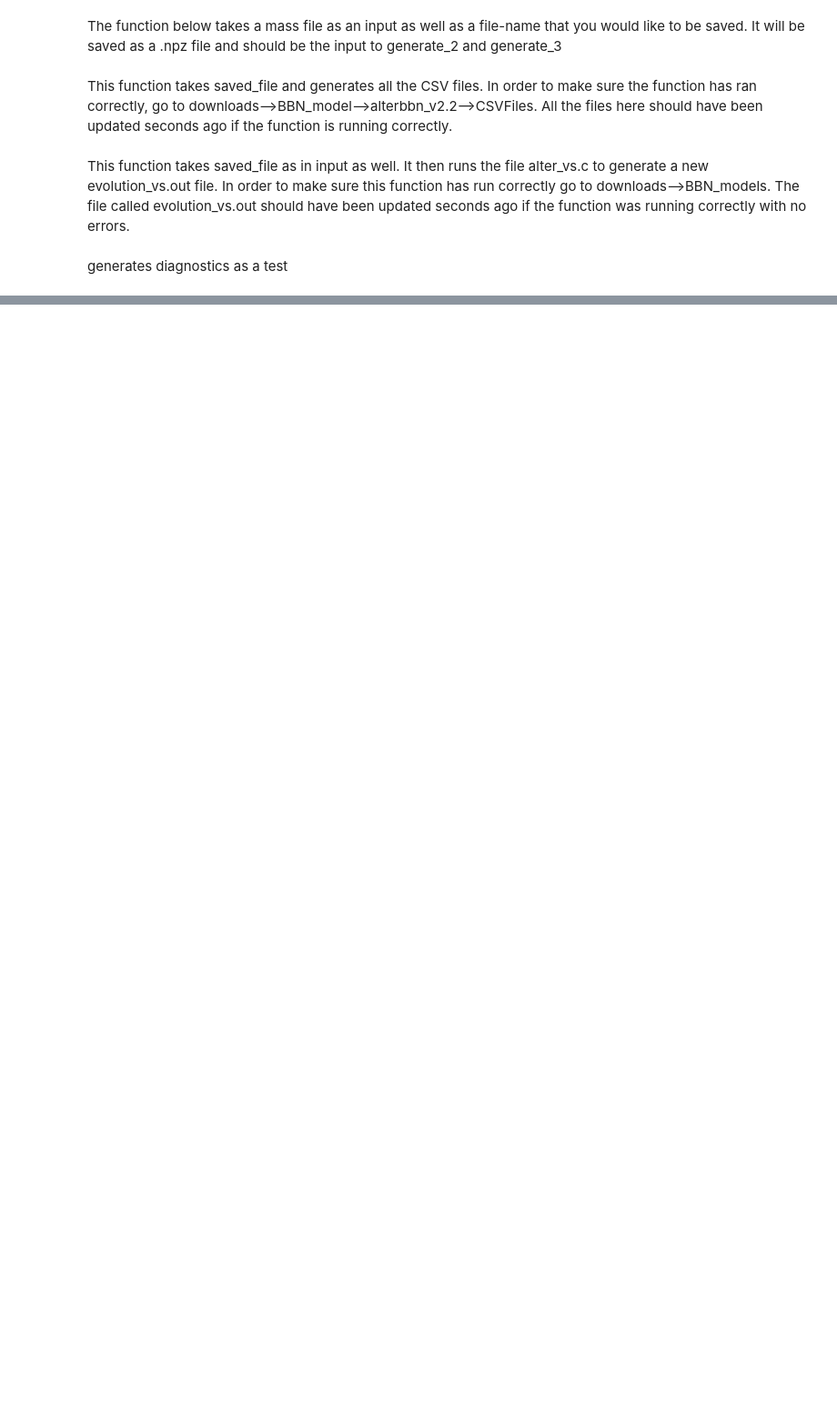
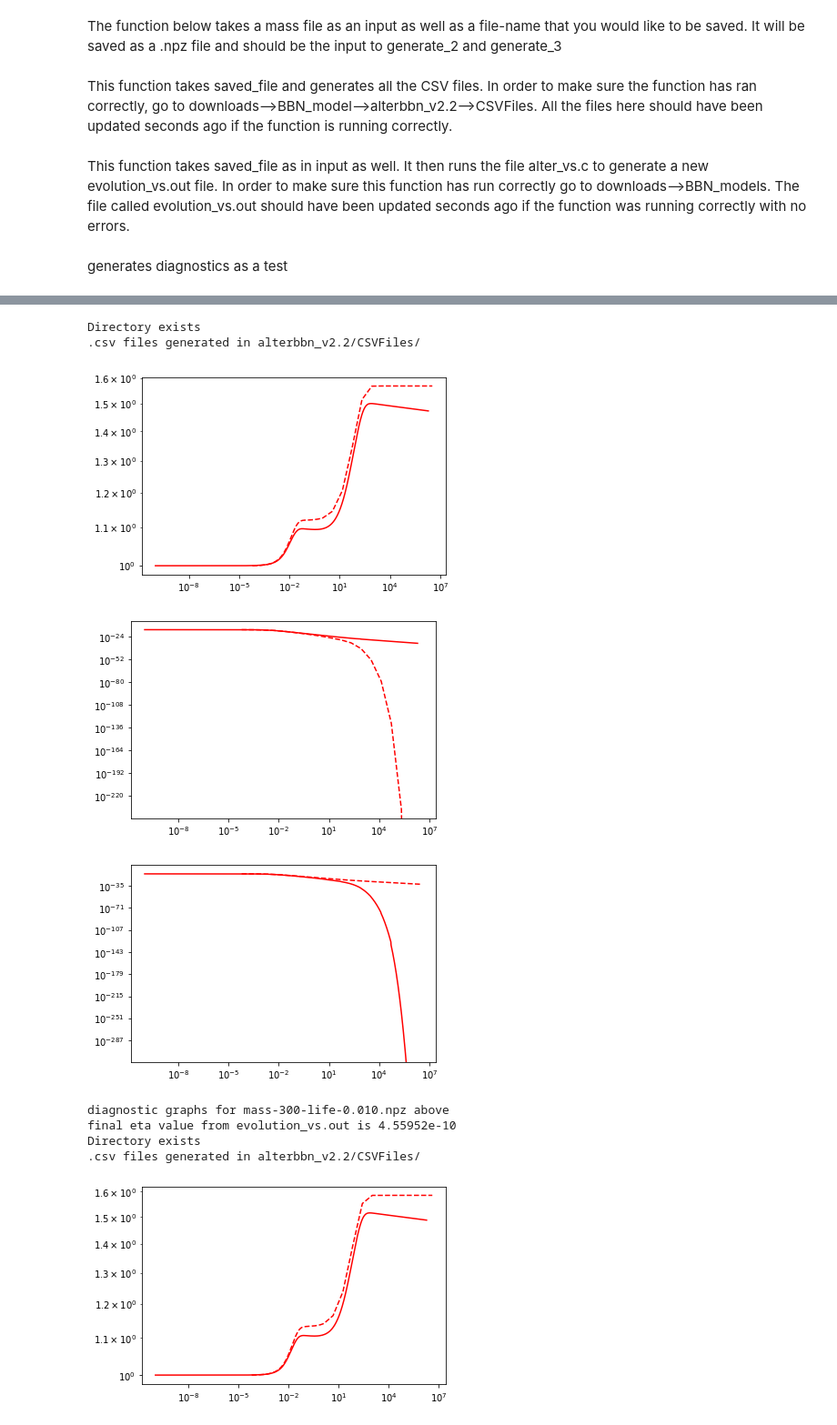
Before and after one commit to nuLABatUSD/BBN_models, a Jupyter notebook: BBN_Diagnostic.ipynb, the cells around one changed output, grey strips where cells are left out. Shown at 91% size. Cells and saved outputs as stored; diff of their text form; code cells hidden in the pictures; blank space fills up the shorter version.

Commit message:
plots for elements+final eta values from evolution

```diff
--- a/BBN_Diagnostic.ipynb
+++ b/BBN_Diagnostic.ipynb
@@ -136,11 +81,0 @@ Directory exists
-# %%
-folder_contents = os.listdir("../BBN_models/")
-BBN_files = [item for item in folder_contents if item.startswith("BBN-")]
-BBN_files.sort()
-
-H2_final = []
-for i in range(len(BBN_files)):
-    data_act = np.load(f"{m_location}/{npz_file}", allow_pickle=True)
-    value = data_act['BBN_abun']
-    value_final = value[14][len(value[14]-1)]
-    H2_final.append(value_final)
@@ -146,0 +94,36 @@ for i in range(len(BBN_files)):
+# %%
+def BBN_Abundances(m_location,p_m_location,name_indicator,BBN_abun_indicator):
+    o_folder_contents = os.listdir(m_location)
+    npz_files = [item for item in o_folder_contents if item.endswith(".npz")]
+    npz_files.sort()
+
+    folder_contents = os.listdir(p_m_location)
+    processed_m_files = [item for item in folder_contents if item.startswith(f"{name_indicator}")]
+    processed_m_files.sort()
+
+
+    for i in range(len(processed_m_files)):
+        p_m_file = processed_m_files[i]
+        npz_file = npz_files[i]
+
+        generate_2(f"{p_m_file}")
+        generate_3(f"{p_m_file}")
+
+        BBNA = generate_4(f"{m_location}/{npz_file}", f"{p_m_file}", "evolution_vs.out") #array of arrays.Correspond to a particular mass file
+        eta_final = BBNA[20][-1]
+        print(f"diagnostic graphs for {npz_file} above")
+        print(f"final eta value from evolution_vs.out is {eta_final}")
+        np.savez(f"{BBN_abun_indicator}-{npz_file}",BBN_abun = BBNA)
+# %%
+BBN_Abundances("../RMFK_Results","../BBN_models/","processed","BBN-Abundances")
+# %% [output]
+Directory exists
+.csv files generated in alterbbn_v2.2/CSVFiles/
+[figure, added]
+[figure, added]
+[figure, added]
+diagnostic graphs for mass-300-life-0.010.npz above
+final eta value from evolution_vs.out is 4.55952e-10
+Directory exists
+.csv files generated in alterbbn_v2.2/CSVFiles/
+[figure, added]
```
Also changed, not shown: parts of 14 cells of this notebook.
